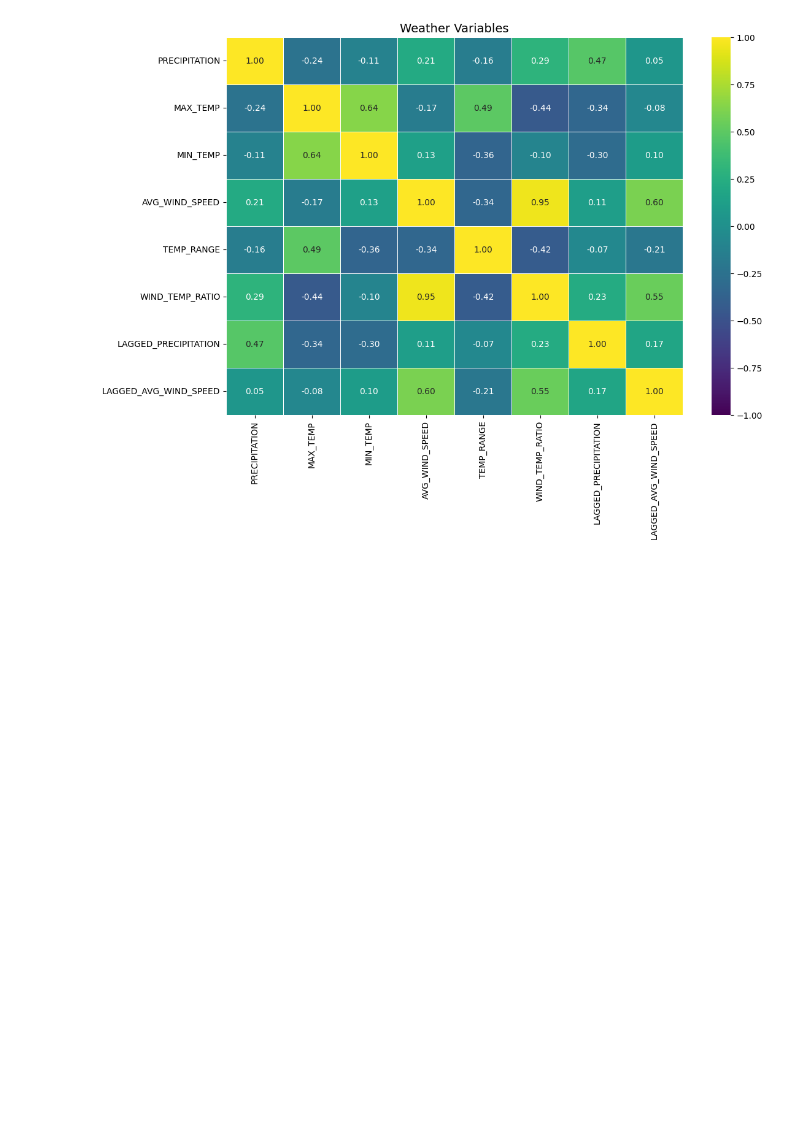
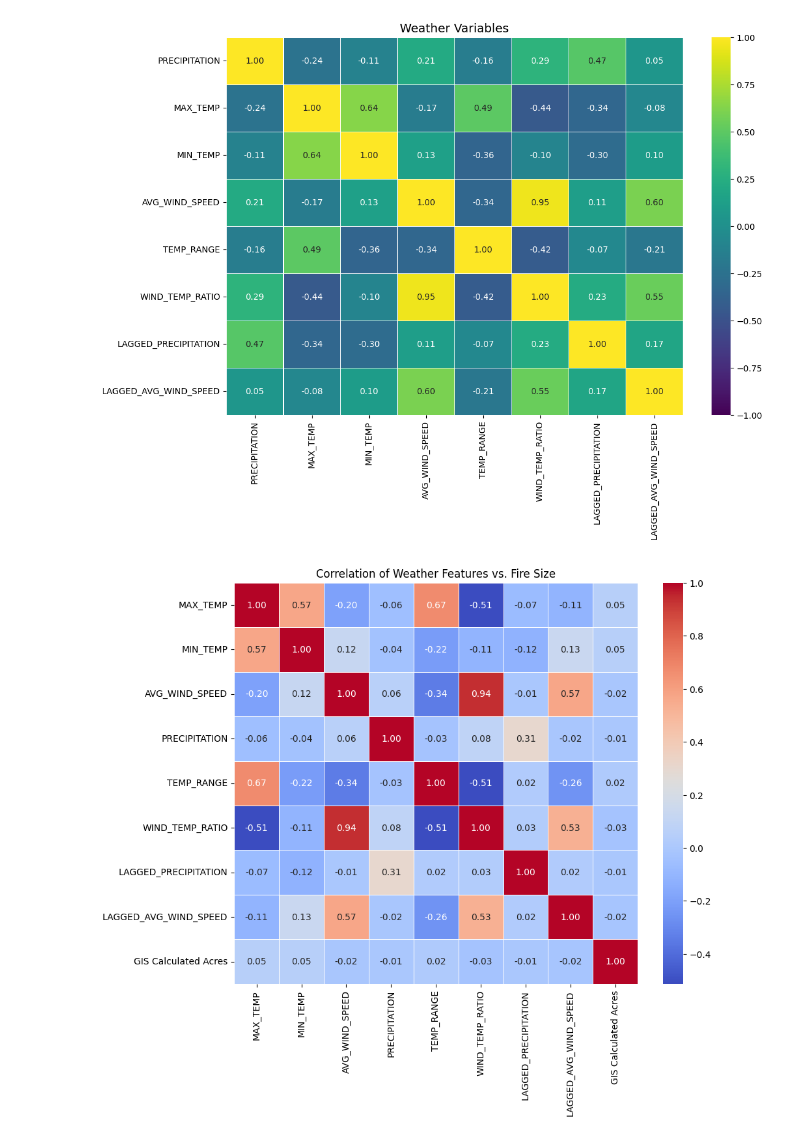
Before and after one commit to leo7812/CA-WildFire-ML-Models, a Jupyter notebook: CS163_Weather_Project.ipynb, the cells around one changed output. Cells and saved outputs as stored; diff of their text form; code cells hidden in the pictures; blank space fills up the shorter version.

```diff
--- a/CS163_Weather_Project.ipynb
+++ b/CS163_Weather_Project.ipynb
@@ -239,3 +239,20 @@ plt.title('Weather Variables', fontsize=14)
 plt.show()
 # %% [output]
 [figure]
+# %%
+# 1. Select the weather features and your target variable
+features = ['MAX_TEMP', 'MIN_TEMP', 'AVG_WIND_SPEED', 'PRECIPITATION',
+            'TEMP_RANGE', 'WIND_TEMP_RATIO', 'LAGGED_PRECIPITATION', 'LAGGED_AVG_WIND_SPEED']
+target = 'GIS Calculated Acres'
+
+# Drop rows with NaN values in these specific columns so it doesn't break the math
+model_df = merged_fire_weather_df[features + [target]].dropna()
+
+# 2. Plot the correlation matrix
+plt.figure(figsize=(10, 8))
+corr_matrix = model_df.corr()
+sns.heatmap(corr_matrix, annot=True, cmap='coolwarm', fmt=".2f", linewidths=0.5)
+plt.title("Correlation of Weather Features vs. Fire Size")
+plt.show()
+# %% [output]
+[figure, added]
```
Also changed, not shown: parts of 2 cells of this notebook.
